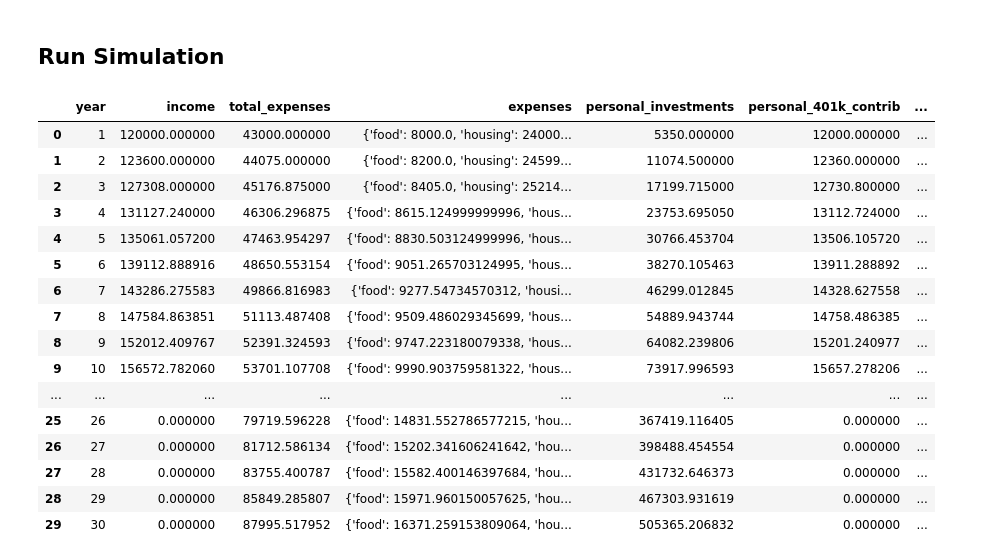
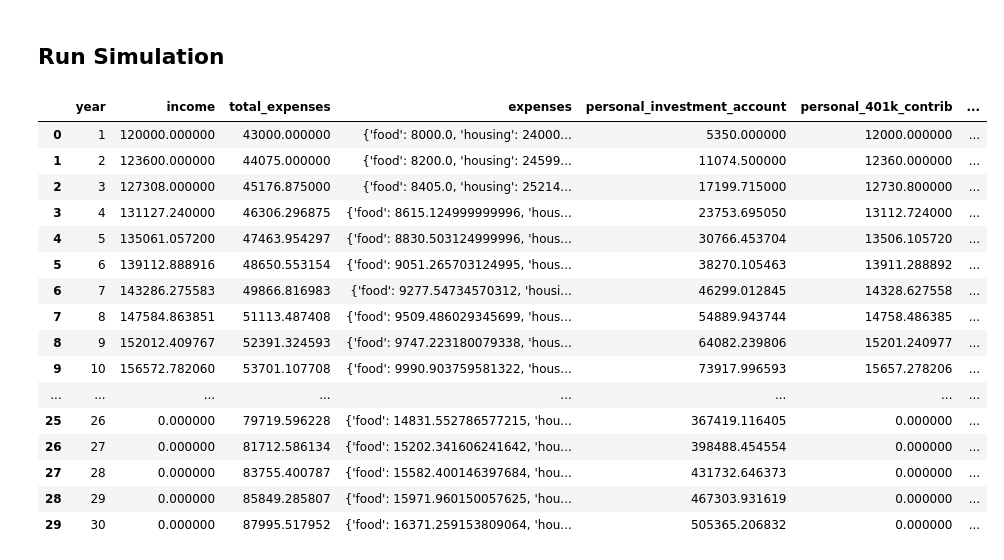
Before and after one commit to calvinraab/Finsim, a Jupyter notebook: sim_build.ipynb, the cells around one changed output. Saved outputs shown, nothing was run; the diff lists cells and outputs as text; code cells hidden in the pictures.

Commit message:
Updated personal investments to be a singular account

```diff
--- a/sim_build.ipynb
+++ b/sim_build.ipynb
@@ -28,7 +28,7 @@ class Investments:
         self.k_401_balance *= (1 + self.investment_growth_rate)
         self.personal_investments *= (1 + self.investment_growth_rate)
 # %%
-class PersonalInvestments:
+class PersonalInvestmentAccount:
     def __init__(self, balance, annual_contribution, investment_growth_rate):
         self.balance = balance  # Initial personal investment balance
         self.annual_contribution = annual_contribution  # Amount invested each year
@@ -80,9 +80,9 @@ class GainJob:
 ## Build Simulation Class
 # %%
 class Simulation:
-    def __init__(self, income, personal_investments, investments, expenses, losejob, years):
+    def __init__(self, income, personal_investment_account, investments, expenses, losejob, years):
         self.income = income
-        self.personal_investments = personal_investments
+        self.personal_investment_account = personal_investment_account
         self.investments = investments
         self.expenses = expenses
         self.years = years
@@ -98,10 +98,10 @@ class Simulation:
             employer_401k = annual_income * (self.income.employer_401k_match_pct / 100)
 
             # Contribute to Retirement and Personal Investments
-            self.personal_investments.contribute()
+            self.personal_investment_account.contribute()
 
             # Grow Investments
-            self.personal_investments.grow()
+            self.personal_investment_account.grow()
 
 
             self.investments.k_401_balance += personal_401k + employer_401k
@@ -114,12 +114,11 @@ class Simulation:
                 'income': annual_income,
                 'total_expenses': sum(expenses_breakdown.values()),
                 'expenses': expenses_breakdown,
-                'personal_investments': self.personal_investments.balance,
+                'personal_investment_account': self.personal_investment_account.balance,
                 'personal_401k_contrib': personal_401k,
                 'employer_401k_contrib': employer_401k,
                 '401k_balance': self.investments.k_401_balance,
                 'roth_ira': self.investments.roth_ira_contrib,
-                'personal_investments': self.personal_investments.balance,
                 'cash_flow': net_cash_flow
             })
 
@@ -145,19 +144,19 @@ example_yaml = load_inputs()
 # %%
 def run_test():
     income = Income(**example_yaml['income'])
-    personal_investments = PersonalInvestments(**example_yaml["personal_investments"])
+    personal_investment_account = PersonalInvestmentAccount(**example_yaml["personal_investment_account"])
     investments = Investments(**example_yaml['investments'])
     expenses = Expenses(**example_yaml['expenses'])
     losejob = LoseJob(example_yaml['life_events']['job_loss']['year'], income)
-    sim = Simulation(income, personal_investments, investments, expenses, losejob, example_yaml['years'])
+    sim = Simulation(income, personal_investment_account, investments, expenses, losejob, example_yaml['years'])
     simulation_output = sim.run_simulation()
     return simulation_output
 
 
 simulation_output = run_test()
 simulation_output
 # %% [output]
-|  | year | income | total_expenses | expenses | personal_investments | personal_401k_contrib | ... |
+|  | year | income | total_expenses | expenses | personal_investment_account | personal_401k_contrib | ... |
 | 0 | 1 | 120000.000000 | 43000.000000 | {'food': 8000.0, 'housing': 24000... | 5350.000000 | 12000.000000 | ... |
 | 1 | 2 | 123600.000000 | 44075.000000 | {'food': 8200.0, 'housing': 24599... | 11074.500000 | 12360.000000 | ... |
 | 2 | 3 | 127308.000000 | 45176.875000 | {'food': 8405.0, 'housing': 25214... | 17199.715000 | 12730.800000 | ... |
```
Also changed, not shown: 1 other file.
